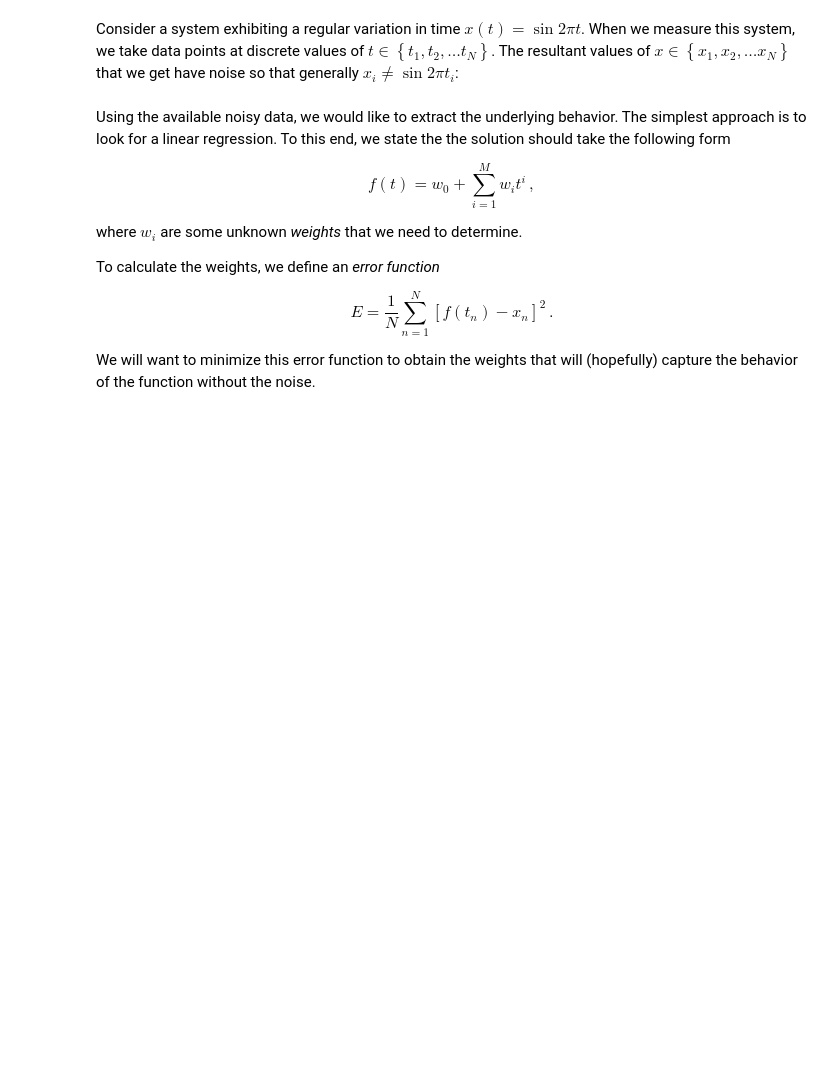
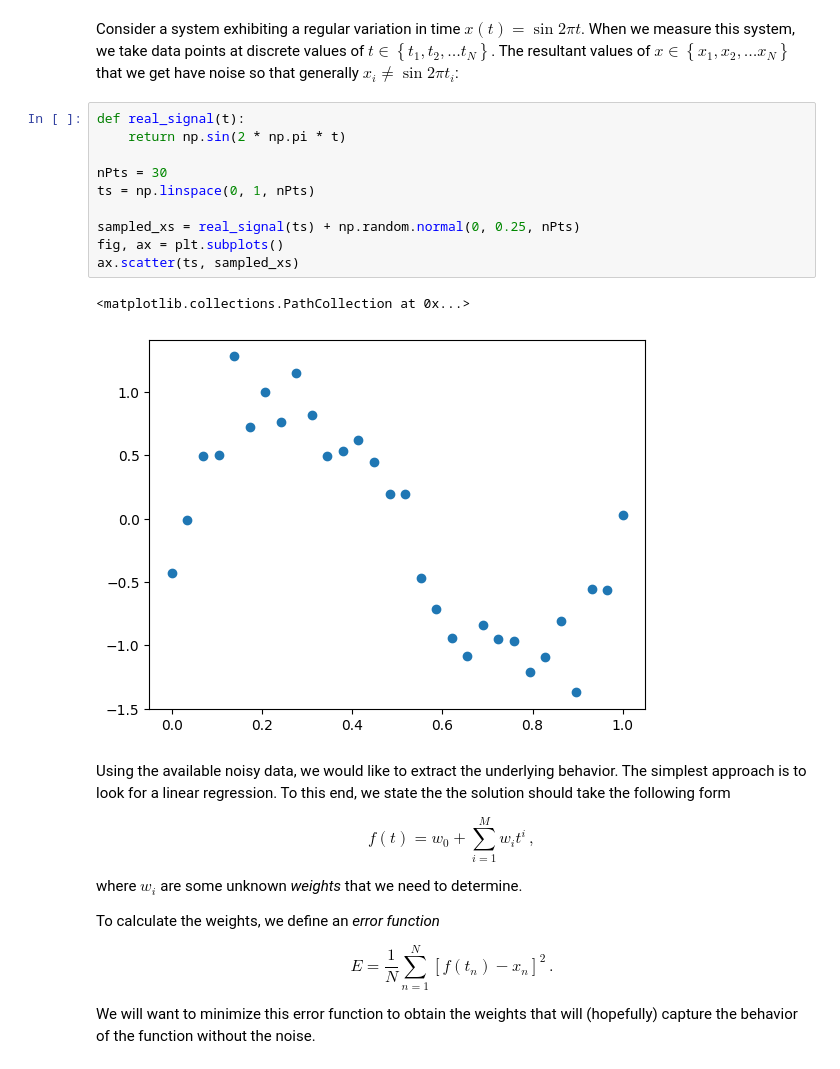
Before and after one commit to vibilanj/cmps, a Jupyter notebook: workshop/W18_Extremization_S.ipynb, the cells around one changed output. Saved outputs shown, nothing was run; the diff lists cells and outputs as text; blank space fills up the shorter version.

```diff
--- a/workshop/W18_Extremization_S.ipynb
+++ b/workshop/W18_Extremization_S.ipynb
@@ -196,6 +196,19 @@ ax.set(xlabel = "$x$", ylabel = "$y$")
 ## Seeing Through Noise
 # %% [markdown]
 Consider a system exhibiting a regular variation in time $x\left(t\right) = \sin 2\pi t$. When we measure this system, we take data points at discrete values of $t \in \left\{t_1, t_2, \dots t_N\right\}$. The resultant values of $x \in \left\{x_1, x_2, \dots x_N\right\}$ that we get have noise so that generally $x_i \neq \sin 2\pi t_i$:
+# %%
+def real_signal(t):
+    return np.sin(2 * np.pi * t)
+
+nPts = 30
+ts = np.linspace(0, 1, nPts)
+
+sampled_xs = real_signal(ts) + np.random.normal(0, 0.25, nPts)
+fig, ax = plt.subplots()
+ax.scatter(ts, sampled_xs)
+# %% [output]
+<matplotlib.collections.PathCollection at 0x...>
+[figure, added]
 # %% [markdown]
 Using the available noisy data, we would like to extract the underlying behavior. The simplest approach is to look for a linear regression. To this end, we state the the solution should take the following form
 
```
Also changed, not shown: parts of 5 cells of this notebook.
